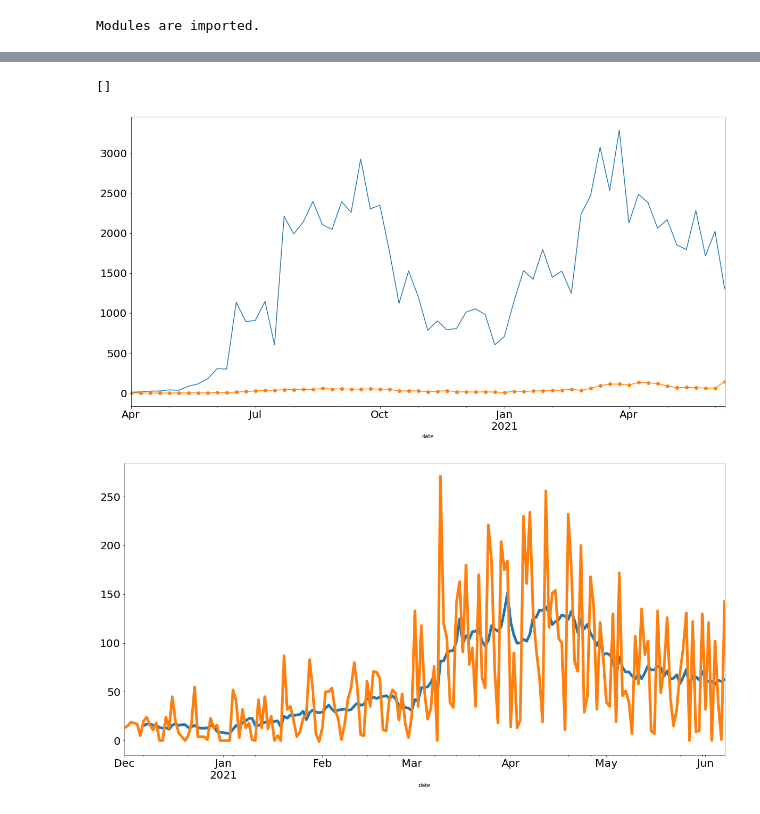
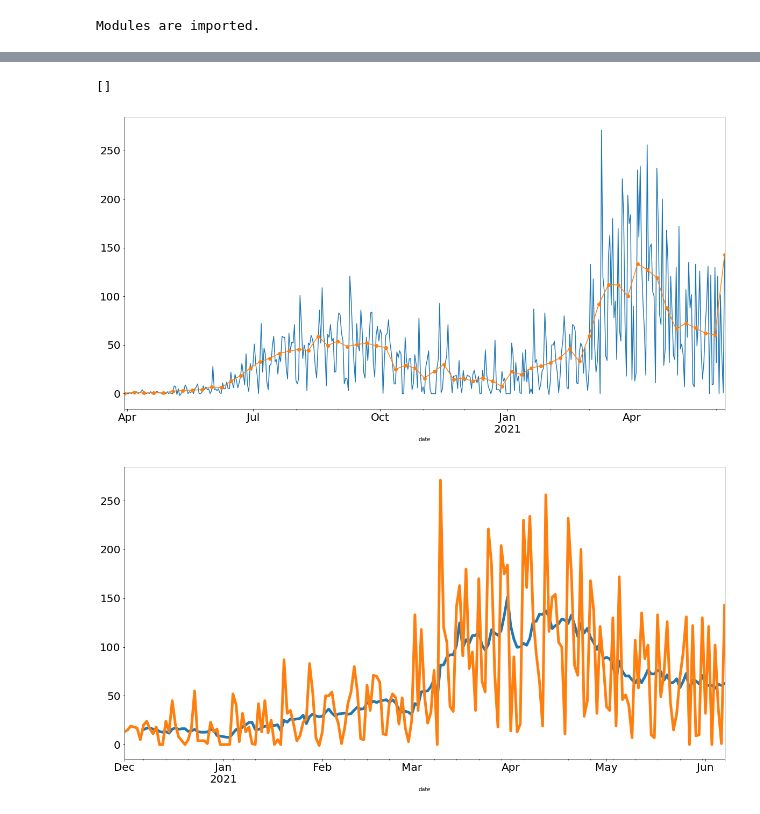
Before and after one commit to giuice/DataSciencePath, a Jupyter notebook: covid-giu-2.ipynb, the cells around one changed output, grey strips where cells are left out. Cells and saved outputs as stored; diff of their text form; code cells hidden in the pictures.

```diff
--- a/covid-giu-2.ipynb
+++ b/covid-giu-2.ipynb
@@ -52,17 +52,17 @@ df_cities.head()
 # %%
 import matplotlib.dates as mdates
 #ax = df_states[df_states.state=='AM'].loc['2020-06-01':]['new_deaths'].resample('M').mean().plot(figsize=(20,10), linewidth=5, fontsize=20)
-ax = df_states[df_states.state=='GO'].loc['2020-04-01':]['new_confirmed'].resample('W').mean().plot(figsize=(20,10), fontsize=20, )
+ax = df_states[df_states.state=='GO'].loc['2020-04-01':]['new_deaths'].plot(figsize=(20,10), fontsize=20, )
 ax = df_states[df_states.state=='GO'].loc['2020-04-01':]['new_deaths'].resample('W').mean().plot(figsize=(20,10), fontsize=20, marker='o', linestyle='-')
 #ax.xaxis.set_major_locator(mdates.WeekdayLocator(byweekday=mdates.MONDAY))
 # Format x-tick labels as 3-letter month name and day number
 #ax.xaxis.set_major_formatter(mdates.DateFormatter('%b %d'));
 #df_states[df_states.state=='AM'].loc['2020-06-01':]['new_deaths'].resample('M').mean().plot(kind='bar', figsize=(20,10), fontsize=20)
 ax.plot()
 #ax.xaxis.set_major_locator(mdates.WeekdayLocator())
 # %% [output]
 []
-[figure, old version]
+[figure, new version]
 # %%
 _ = df_states[df_states.state=='GO'].loc['2020-12-01':]['new_deaths'].rolling(7).mean().plot(figsize=(20,10), linewidth=5, fontsize=20)
 _ = df_states[df_states.state=='GO'].loc['2020-12-01':]['new_deaths'].plot(figsize=(20,10), linewidth=5, fontsize=20)
```
